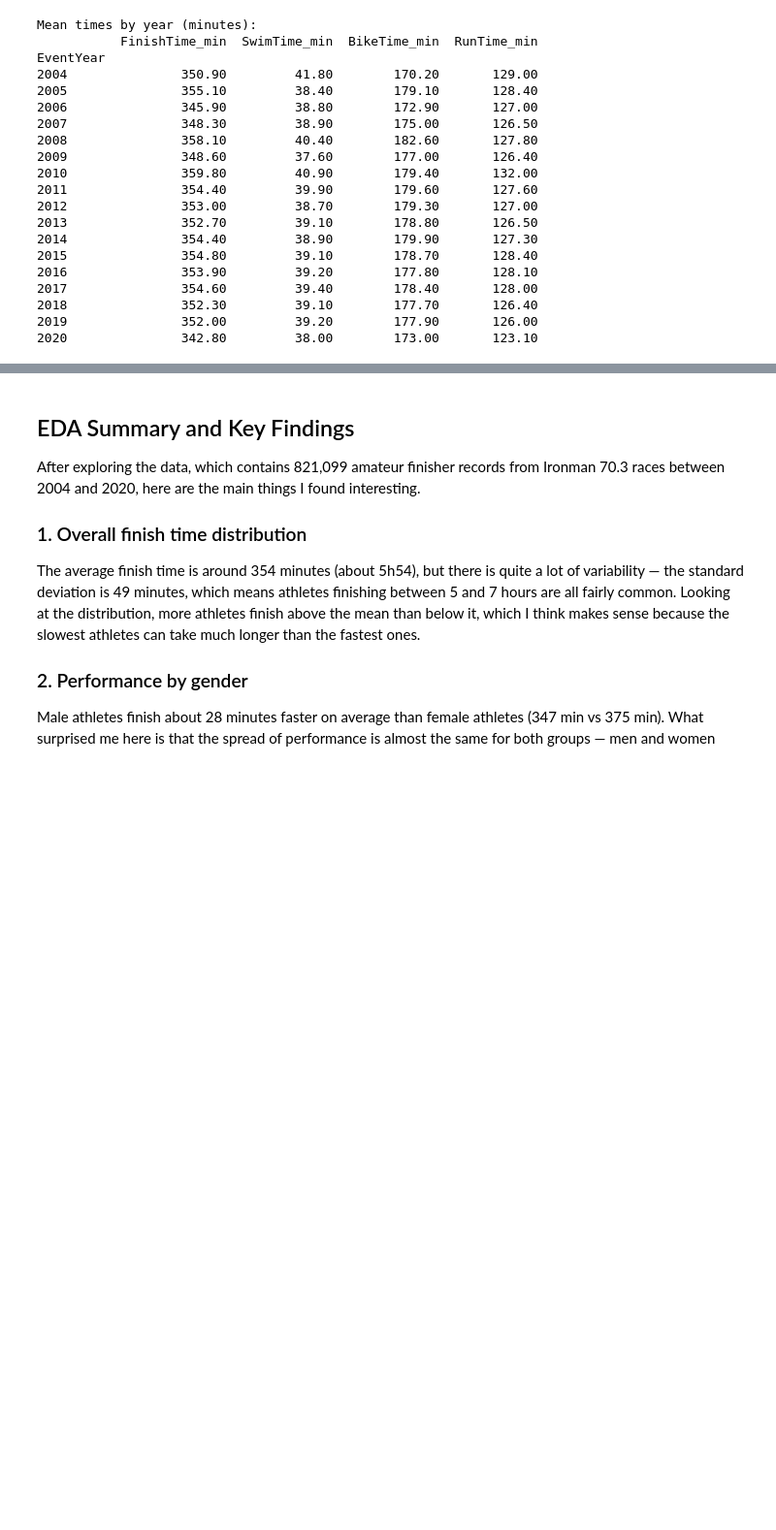
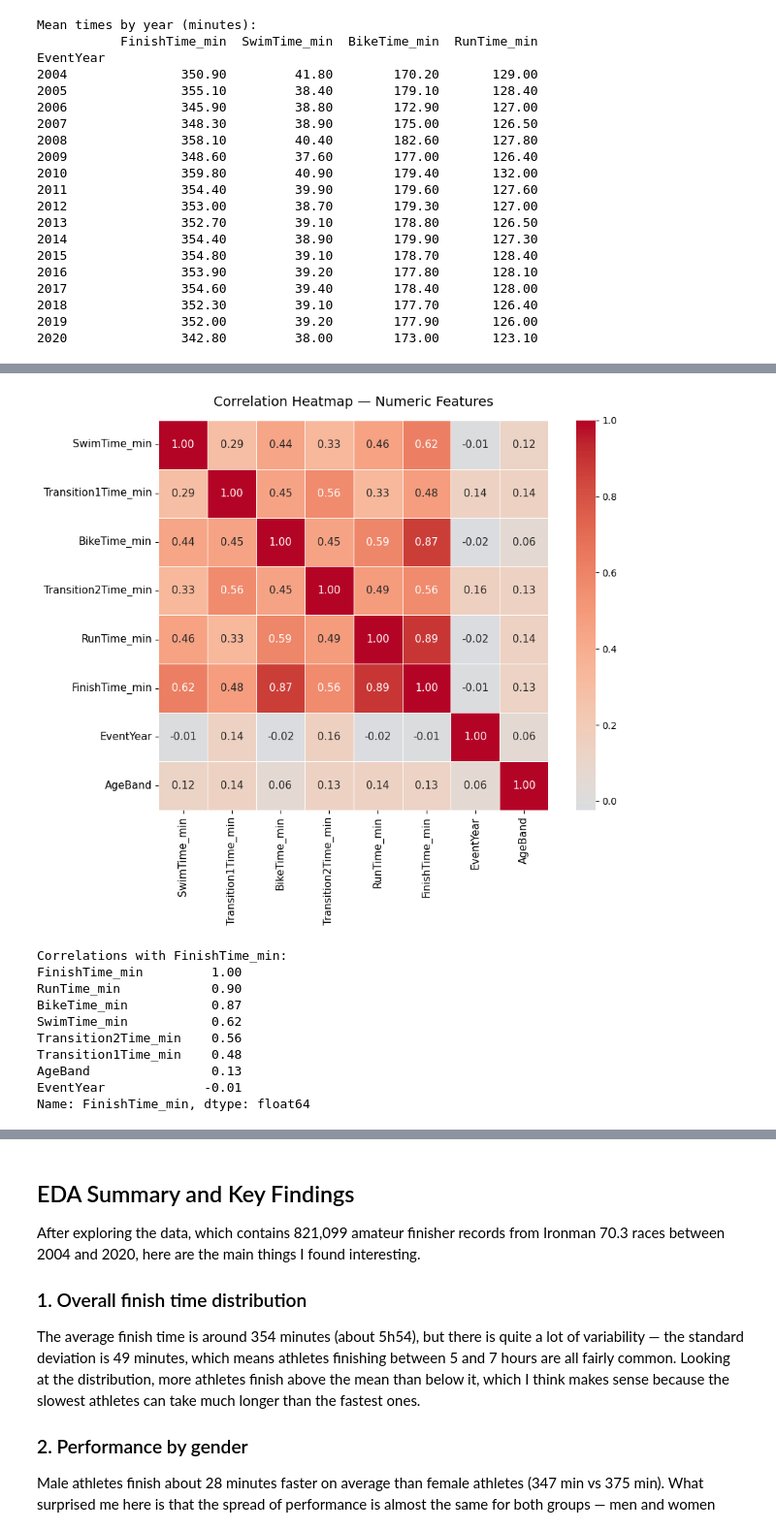
Before and after one commit to abarbancho/ironman-703-performance-analysis-capstone, a Jupyter notebook: notebooks/ironman_capstone.ipynb, the cells around one changed output, grey strips where cells are left out. Shown at 97% size. Cells and saved outputs as stored; diff of their text form; code cells hidden in the pictures; blank space fills up the shorter version.

Commit message:
Add correlation heatmap, computational considerations and concluding section.

```diff
--- a/notebooks/ironman_capstone.ipynb
+++ b/notebooks/ironman_capstone.ipynb
@@ -588,0 +596,45 @@ EventYear
+# %%
+# Select numeric columns including segment times
+numeric_cols = ['SwimTime_min', 'Transition1Time_min', 'BikeTime_min',
+                'Transition2Time_min', 'RunTime_min', 'FinishTime_min',
+                'EventYear', 'AgeBand']
+
+# Compute correlation matrix
+corr_matrix = df_clean[numeric_cols].corr()
+
+# Plot heatmap
+fig, ax = plt.subplots(figsize=(10, 8))
+
+sns.heatmap(
+    corr_matrix,
+    annot=True,
+    fmt='.2f',
+    cmap='coolwarm',
+    center=0,
+    square=True,
+    linewidths=0.5,
+    annot_kws={'size': 11},
+    ax=ax
+)
+
+ax.set_title('Correlation Heatmap — Numeric Features',
+             fontsize=14, pad=15)
+ax.tick_params(axis='both', labelsize=11)
+plt.tight_layout()
+plt.show()
+
+# Print top correlations with FinishTime
+print("Correlations with FinishTime_min:")
+print(corr_matrix['FinishTime_min'].sort_values(ascending=False).round(3))
+# %% [output]
+[figure, added]
+Correlations with FinishTime_min:
+FinishTime_min         1.00
+RunTime_min            0.90
+BikeTime_min           0.87
+SwimTime_min           0.62
+Transition2Time_min    0.56
+Transition1Time_min    0.48
+AgeBand                0.13
+EventYear             -0.01
+Name: FinishTime_min, dtype: float64
```
Also changed, not shown: parts of 3 cells of this notebook.
